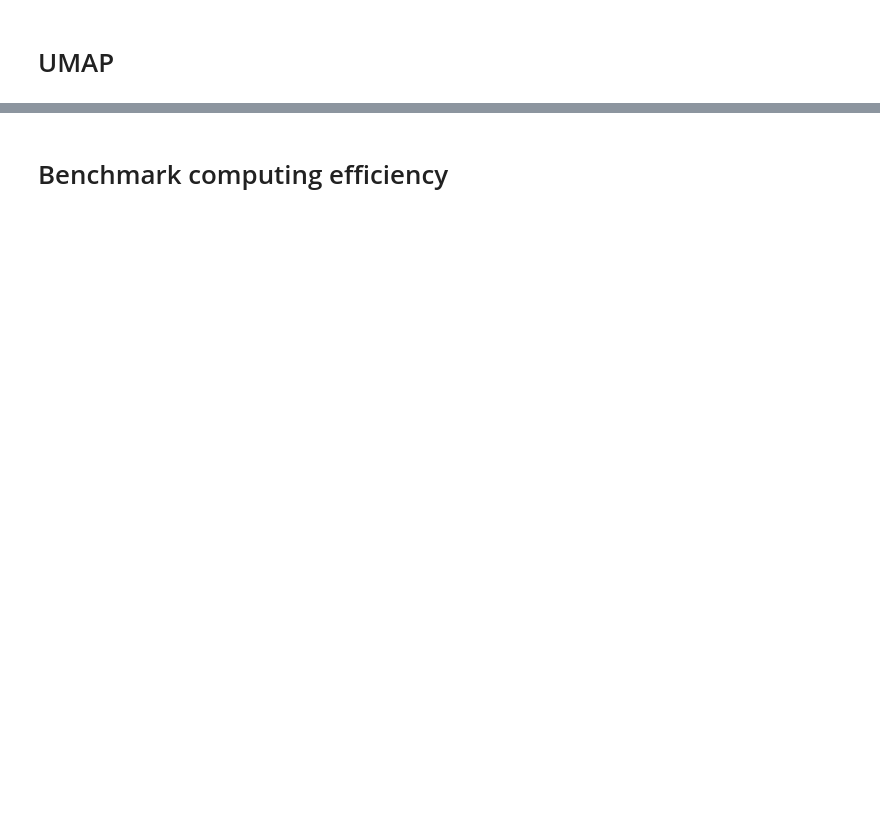
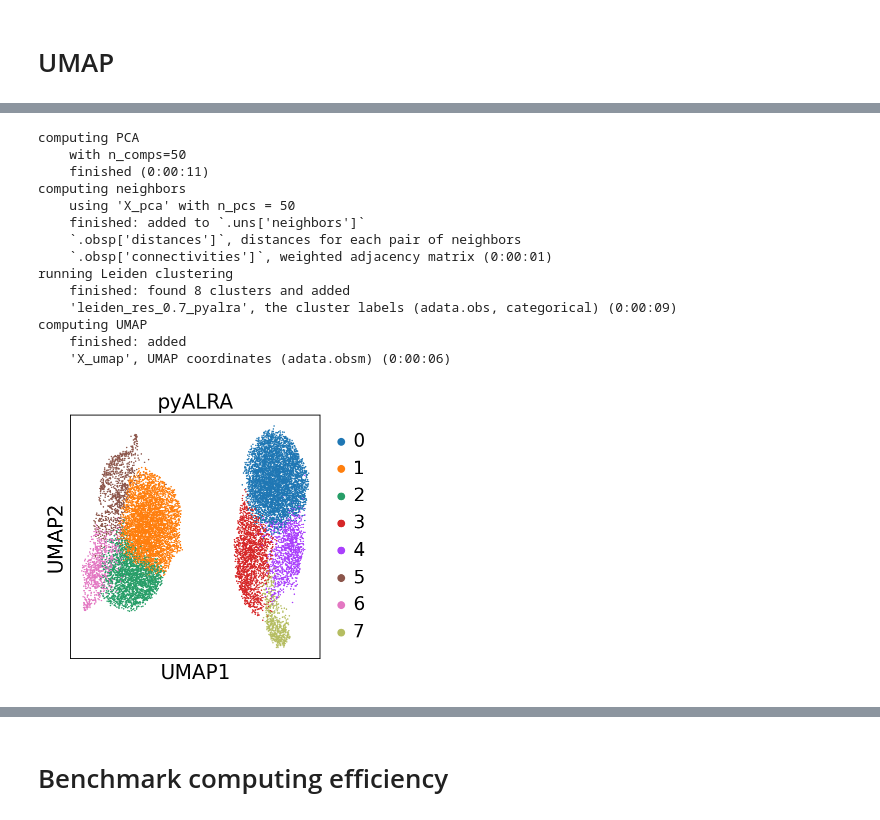
Before and after one commit to alexandrelanau/pyALRA, a Jupyter notebook: pyALRA/benchmarks/pyALRA_fig.ipynb, the cells around one changed output, grey strips where cells are left out. Saved outputs shown, nothing was run; the diff lists cells and outputs as text; code cells hidden in the pictures; blank space fills up the shorter version.

```diff
--- a/pyALRA/benchmarks/pyALRA_fig.ipynb
+++ b/pyALRA/benchmarks/pyALRA_fig.ipynb
@@ -104,8 +206,24 @@ plt.savefig('/storage/Implem/pyALRA_package/pyALRA/plots/umap_leiden_0.9_ralra.p
 # %%
 adata_norm.X=adata_norm.layers['alra']
 sc.pp.pca(adata_norm)
 sc.pp.neighbors(adata_norm)
-sc.tl.leiden(adata_norm,resolution=0.9,key_added='leiden_res_0.9_pyalra')
+sc.tl.leiden(adata_norm,resolution=0.7,key_added='leiden_res_0.7_pyalra')
 sc.tl.umap(adata_norm)
-sc.pl.umap(adata_norm, color='leiden_res_0.9_pyalra',return_fig=True)
-plt.savefig('/storage/Implem/pyALRA_package/pyALRA/plots/umap_leiden_0.9_pyalra.png',bbox_inches='tight')
+sc.pl.umap(adata_norm, color='leiden_res_0.7_pyalra',return_fig=True,title='pyALRA',palette=color_palette)
+plt.savefig('/storage/Implem/pyALRA/pyALRA/plots/umap_leiden_0.9_pyalra.pdf',bbox_inches='tight')
+# %% [output]
+computing PCA
+    with n_comps=50
+    finished (0:00:11)
+computing neighbors
+    using 'X_pca' with n_pcs = 50
+    finished: added to `.uns['neighbors']`
+    `.obsp['distances']`, distances for each pair of neighbors
+    `.obsp['connectivities']`, weighted adjacency matrix (0:00:01)
+running Leiden clustering
+    finished: found 8 clusters and added
+    'leiden_res_0.7_pyalra', the cluster labels (adata.obs, categorical) (0:00:09)
+computing UMAP
+    finished: added
+    'X_umap', UMAP coordinates (adata.obsm) (0:00:06)
+[figure, added]
```
Also changed, not shown: parts of 13 cells of this notebook, 5 other files.
